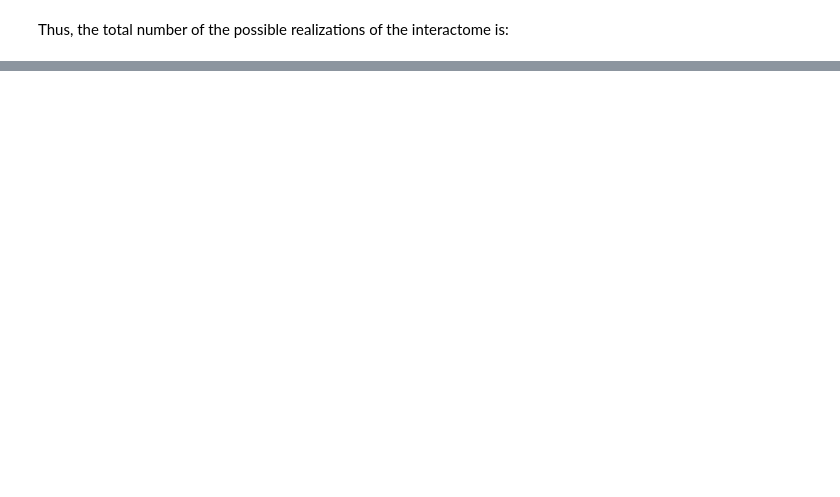
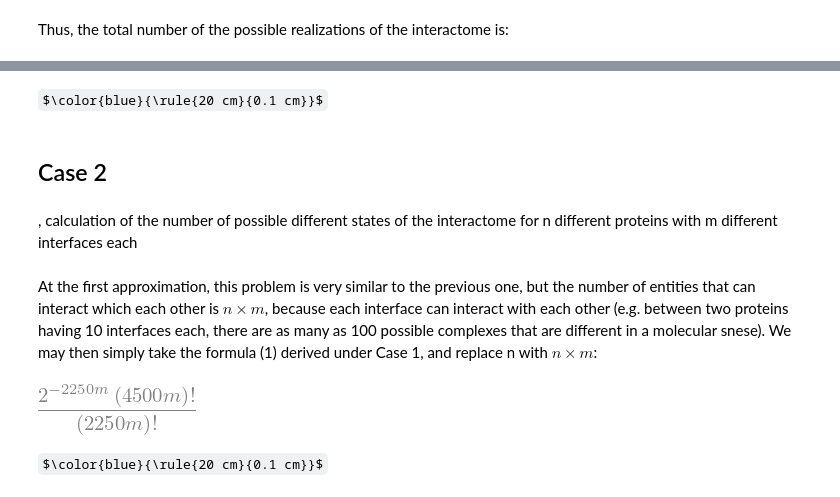
Before and after one commit to wittler-github/BioInformatics, a Jupyter notebook: Interactome/LevinthalsParadoxOfTheInteractome.ipynb, the cells around one changed output, grey strips where cells are left out. Cells and saved outputs as stored; diff of their text form; code cells hidden in the pictures; some formulas as TeX source; blank space fills up the shorter version.

```diff
--- a/Interactome/LevinthalsParadoxOfTheInteractome.ipynb
+++ b/Interactome/LevinthalsParadoxOfTheInteractome.ipynb
@@ -67,0 +120,16 @@ Ce
+# %% [markdown]
+$\color{blue}{\rule{20 cm}{0.1 cm}}$
+# %% [markdown]
+## Case 2
+# %% [markdown]
+, calculation of the number of possible different states of the interactome for n different proteins with m different interfaces each
+# %% [markdown]
+At the first approximation, this problem is very similar to the previous one, but the number of entities that can interact which each other is $n \times m$, because each interface can interact with each other (e.g. between two proteins having 10 interfaces each, there are as many as 100 possible complexes that are different in a molecular snese). We may then simply take the formula (1) derived under Case 1, and replace n with $n \times m$:
+# %%
+from sympy import init_printing
+init_printing()
+Cd = (sp.factorial(n*m))/((2**((n*m)/2))*(sp.factorial((n*m)/2)))
+display(Cd)
+#Eq(S('x'),y+z)
+# %% [output]
+[figure, added]
@@ -68 +146,3 @@ Ce
+# %% [markdown]
+$\color{blue}{\rule{20 cm}{0.1 cm}}$
 # %%
```
Also changed, not shown: parts of 21 cells of this notebook.
